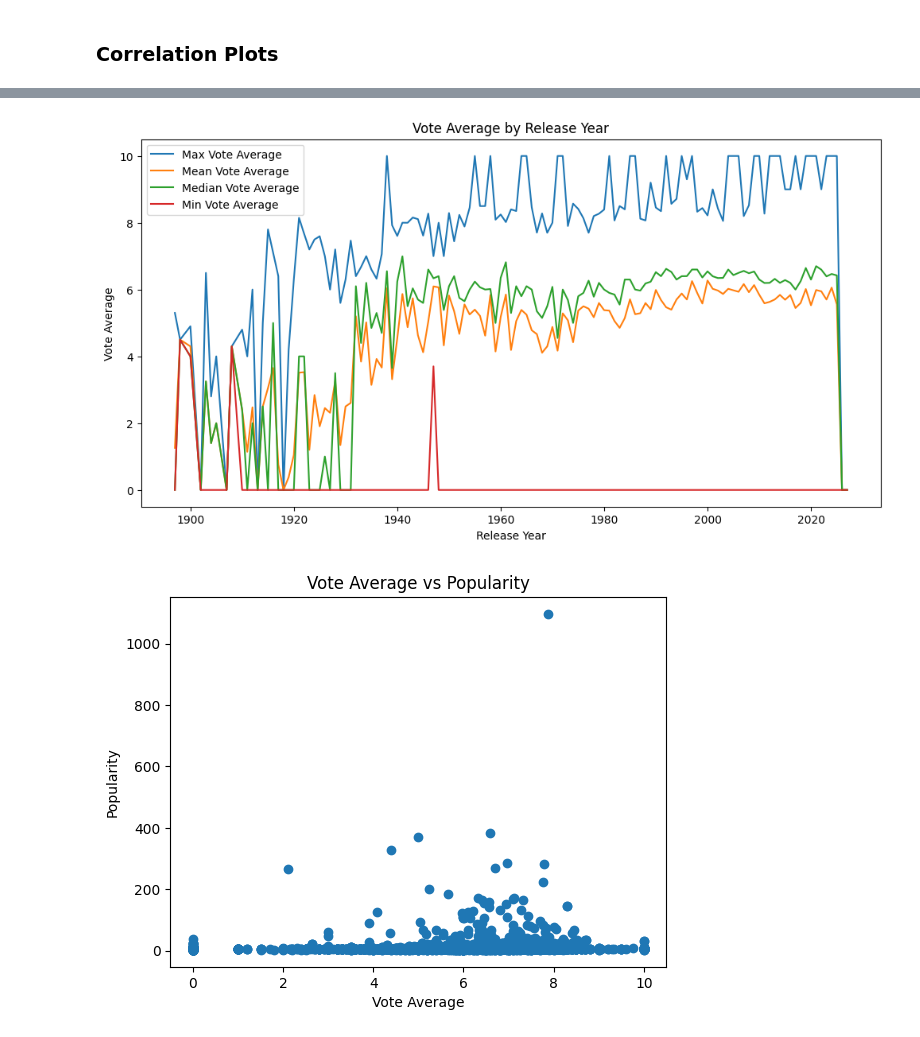
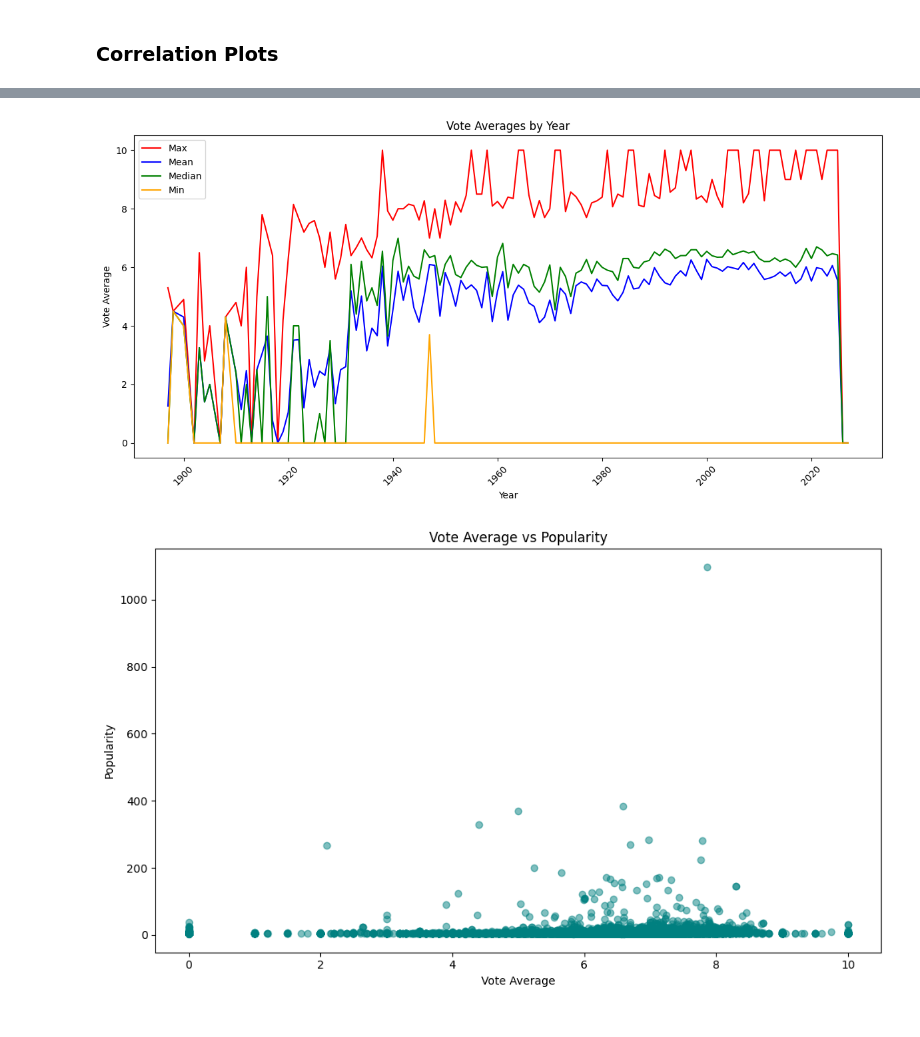
Before and after one commit to corcordan/movie-eda, a Jupyter notebook: notebooks/eda.ipynb, the cells around one changed output, grey strips where cells are left out. Saved outputs shown, nothing was run; the diff lists cells and outputs as text; code cells hidden in the pictures.

```diff
--- a/notebooks/eda.ipynb
+++ b/notebooks/eda.ipynb
@@ -5,6 +22,15 @@ The code below with show the code that was used to compute the many statistics a
 # %%
+%load_ext autoreload
+%autoreload 2
+
+import sys
+sys.path.append('../scripts/')
+
 import pandas as pd
 import matplotlib.pyplot as plt
-df = pd.read_csv('../data/cleaned/cleaned_movies.csv')
+import data
+import plots
+
+df = data.load_data('../data/cleaned/cleaned_movies.csv')
 df.head()
 # %% [output]
@@ -37,6 +63,5 @@ This notebook is using the cleaned version of the csv file. In the cleaning, any
 # %%
 %matplotlib inline
 # %%
-df['release_year'] = pd.to_datetime(df['release_date']).dt.year
 df.head()
 # %% [output]
@@ -96,3 +122,0 @@ years.plot(kind="line", title="Number of Movies Released by Year", xlabel="Year"
-# %%
-df['release_month'] = pd.to_datetime(df['release_date']).dt.month
-df.head()
@@ -129,4 +145,0 @@ months.plot(kind="bar", title="Number of Movies Released by Month", xlabel="Mont
-# %%
-df['release_date'] = pd.to_datetime(df['release_date']).dt.day
-dates = df.groupby('release_date').size()
-dates
@@ -162,30 +156,10 @@ languages.head(10).plot(kind="bar", title="Top 10 Original Languages of Movies",
 # %%
-votes_max = df.groupby('release_year')['vote_average'].max()
-votes_mean = df.groupby('release_year')['vote_average'].mean()
-votes_median = df.groupby('release_year')['vote_average'].median()
-votes_min = df.groupby('release_year')['vote_average'].min()
-plt.figure(figsize=(12, 6))
-plt.plot(votes_max.index, votes_max, label='Max Vote Average')
-plt.plot(votes_mean.index, votes_mean, label='Mean Vote Average')
-plt.plot(votes_median.index, votes_median, label='Median Vote Average')
-plt.plot(votes_min.index, votes_min, label='Min Vote Average')
-plt.title('Vote Average by Release Year')
-plt.xlabel('Release Year')
-plt.ylabel('Vote Average')
-plt.legend()
+fig = plots.plot_votes(df)
 plt.show()
 # %% [output]
-[figure, old version]
+[figure, new version]
 # %%
-import matplotlib.pyplot as plt
-
-x = df['vote_average']
-y = df['popularity']
-
-plt.scatter(x, y)
-plt.title('Vote Average vs Popularity')
-plt.xlabel('Vote Average')
-plt.ylabel('Popularity')
+fig = plots.plot_votes_popularity(df)
 plt.show()
 # %% [output]
-[figure, old version]
+[figure, new version]
```
Also changed, not shown: parts of 16 cells of this notebook, 6 other files.
